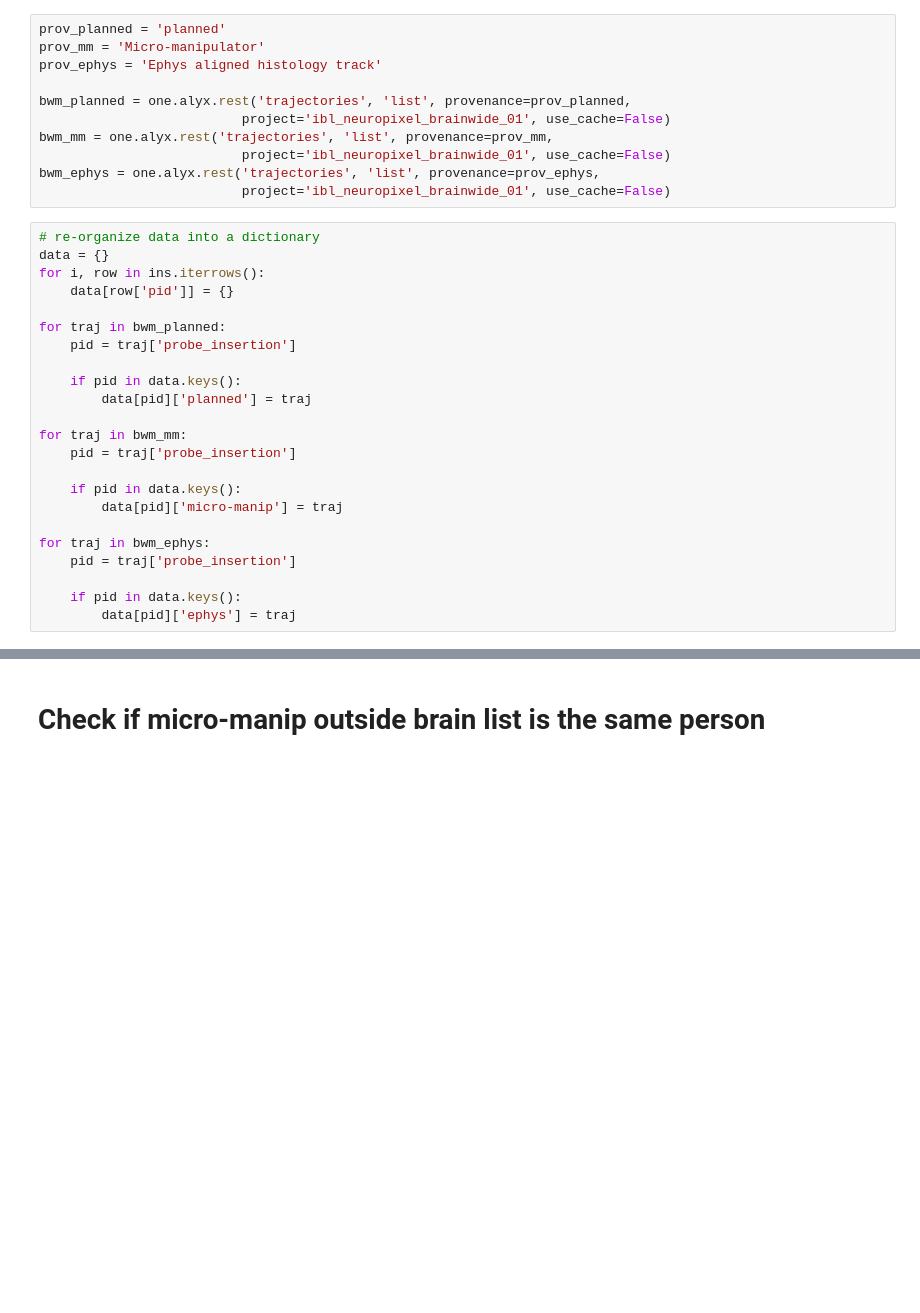
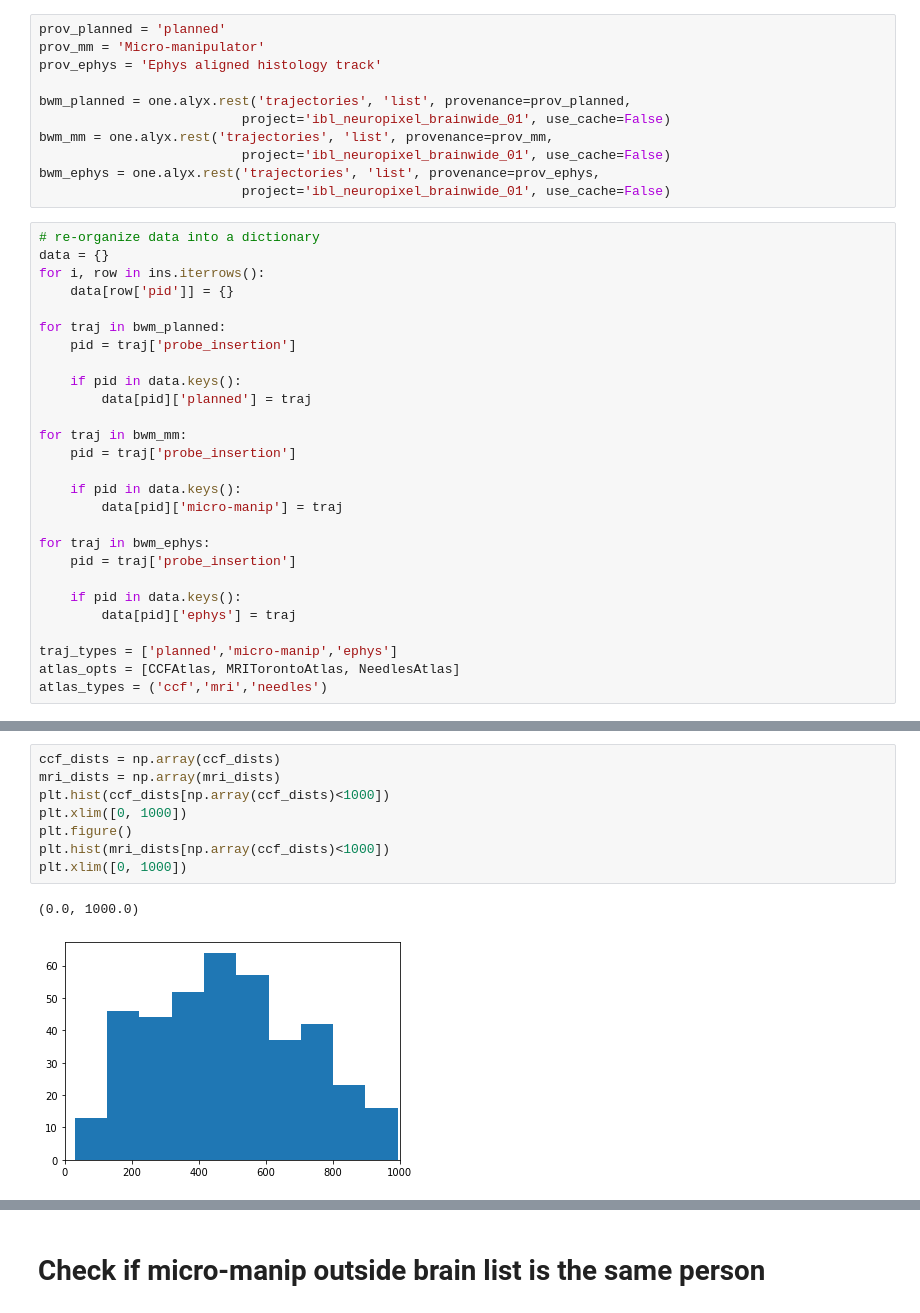
Before and after one commit to int-brain-lab/ibl-viz, a Jupyter notebook: bwm/bwm_ins_analysis_needles_vs_mri.ipynb, the cells around one changed output, grey strips where cells are left out. Cells and saved outputs as stored; diff of their text form; blank space fills up the shorter version.

```diff
--- a/bwm/bwm_ins_analysis_needles_vs_mri.ipynb
+++ b/bwm/bwm_ins_analysis_needles_vs_mri.ipynb
@@ -84,3 +90,7 @@ for traj in bwm_ephys:
 
     if pid in data.keys():
         data[pid]['ephys'] = traj
+
+traj_types = ['planned','micro-manip','ephys']
+atlas_opts = [CCFAtlas, MRITorontoAtlas, NeedlesAtlas]
+atlas_types = ('ccf','mri','needles')
@@ -86,0 +177,11 @@ for traj in bwm_ephys:
+# %%
+ccf_dists = np.array(ccf_dists)
+mri_dists = np.array(mri_dists)
+plt.hist(ccf_dists[np.array(ccf_dists)<1000])
+plt.xlim([0, 1000])
+plt.figure()
+plt.hist(mri_dists[np.array(ccf_dists)<1000])
+plt.xlim([0, 1000])
+# %% [output]
+(0.0, 1000.0)
+[figure, added]
```
Also changed, not shown: parts of 56 cells of this notebook, 19 other files.
